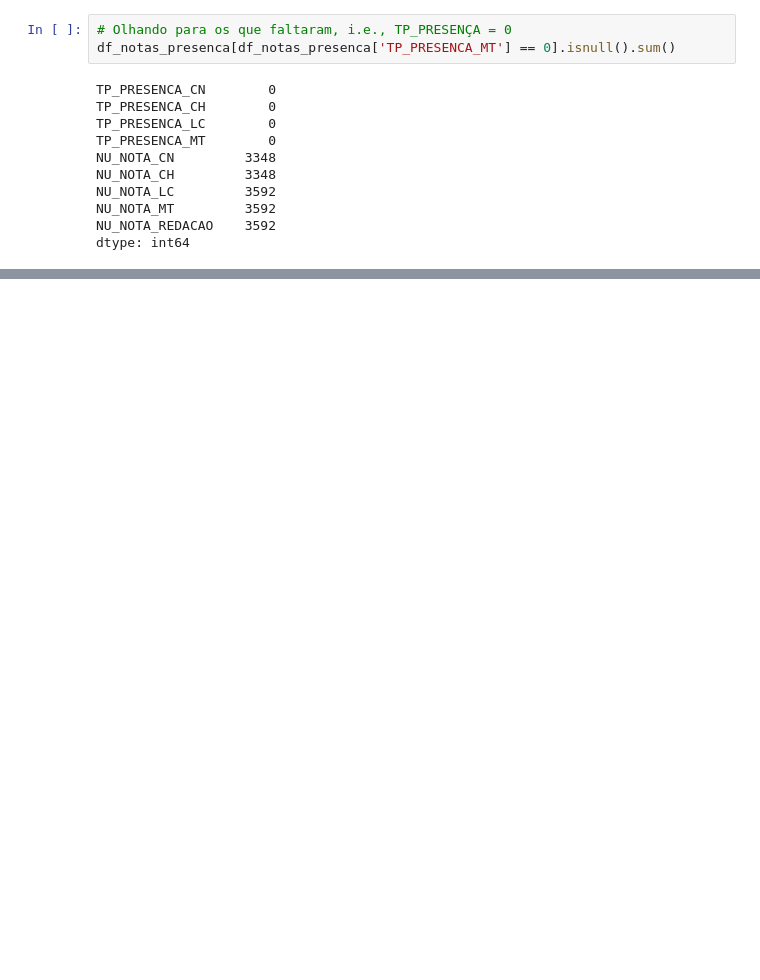
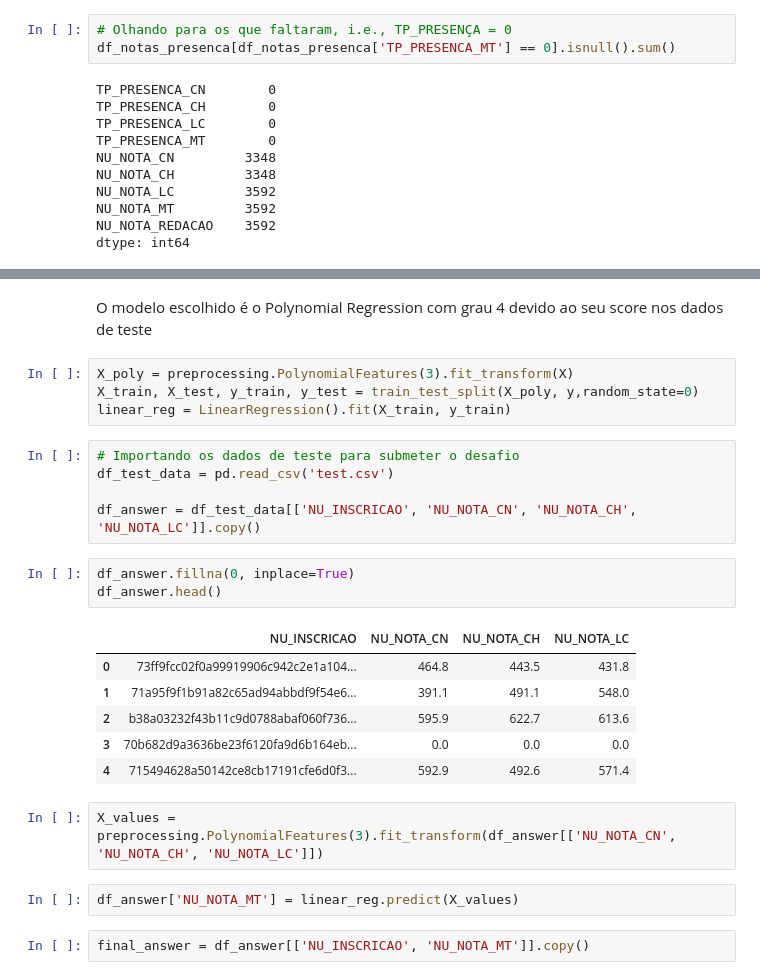
Before and after one commit to guilherme-fuzi/desafio-enem2016, a Jupyter notebook: enem2016.ipynb, the cells around one changed output, grey strips where cells are left out. Drawn from its saved outputs; the diff is of its cells as text; blank space fills up the shorter version.

```diff
--- a/enem2016.ipynb
+++ b/enem2016.ipynb
@@ -373,0 +400,27 @@ resposta_final.to_csv(r'/home/guilherme/codenation/enem-2/answer.csv', index=Fal
+# %% [markdown]
+O modelo escolhido é o Polynomial Regression com grau 4 devido ao seu score nos dados de teste
+# %%
+X_poly = preprocessing.PolynomialFeatures(3).fit_transform(X)
+X_train, X_test, y_train, y_test = train_test_split(X_poly, y,random_state=0)
+linear_reg = LinearRegression().fit(X_train, y_train)
+# %%
+# Importando os dados de teste para submeter o desafio
+df_test_data = pd.read_csv('test.csv')
+
+df_answer = df_test_data[['NU_INSCRICAO', 'NU_NOTA_CN', 'NU_NOTA_CH', 'NU_NOTA_LC']].copy()
+# %%
+df_answer.fillna(0, inplace=True)
+df_answer.head()
+# %% [output]
+|  | NU_INSCRICAO | NU_NOTA_CN | NU_NOTA_CH | NU_NOTA_LC |
+| 0 | 73ff9fcc02f0a99919906c942c2e1a104... | 464.8 | 443.5 | 431.8 |
+| 1 | 71a95f9f1b91a82c65ad94abbdf9f54e6... | 391.1 | 491.1 | 548.0 |
+| 2 | b38a03232f43b11c9d0788abaf060f736... | 595.9 | 622.7 | 613.6 |
+| 3 | 70b682d9a3636be23f6120fa9d6b164eb... | 0.0 | 0.0 | 0.0 |
+| 4 | 715494628a50142ce8cb17191cfe6d0f3... | 592.9 | 492.6 | 571.4 |
+# %%
+X_values = preprocessing.PolynomialFeatures(3).fit_transform(df_answer[['NU_NOTA_CN', 'NU_NOTA_CH', 'NU_NOTA_LC']])
+# %%
+df_answer['NU_NOTA_MT'] = linear_reg.predict(X_values)
+# %%
+final_answer = df_answer[['NU_INSCRICAO', 'NU_NOTA_MT']].copy()
```
Also changed, not shown: parts of 58 cells of this notebook.
